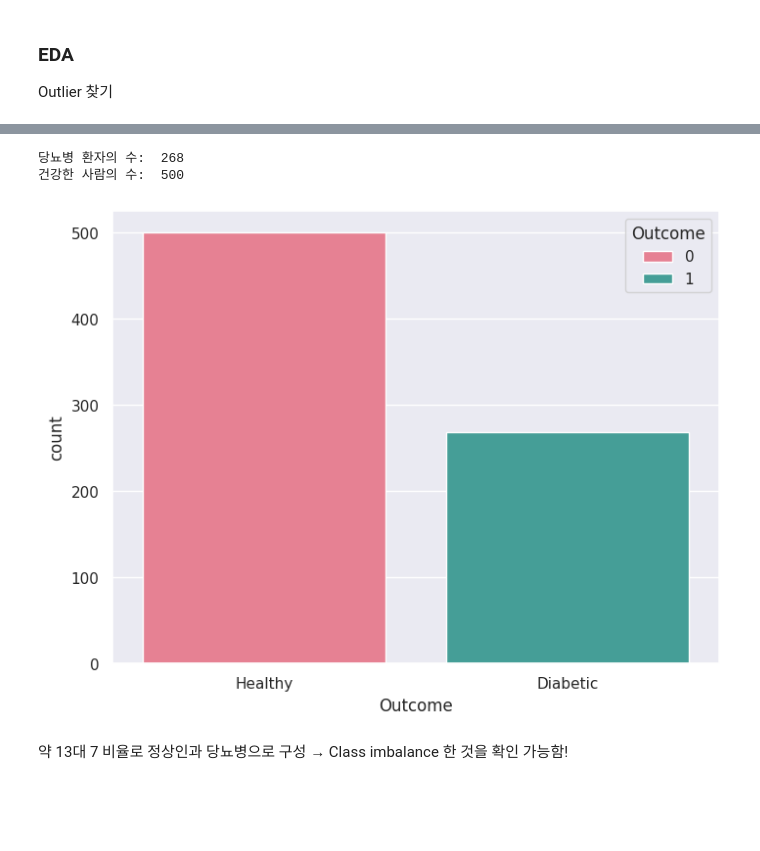
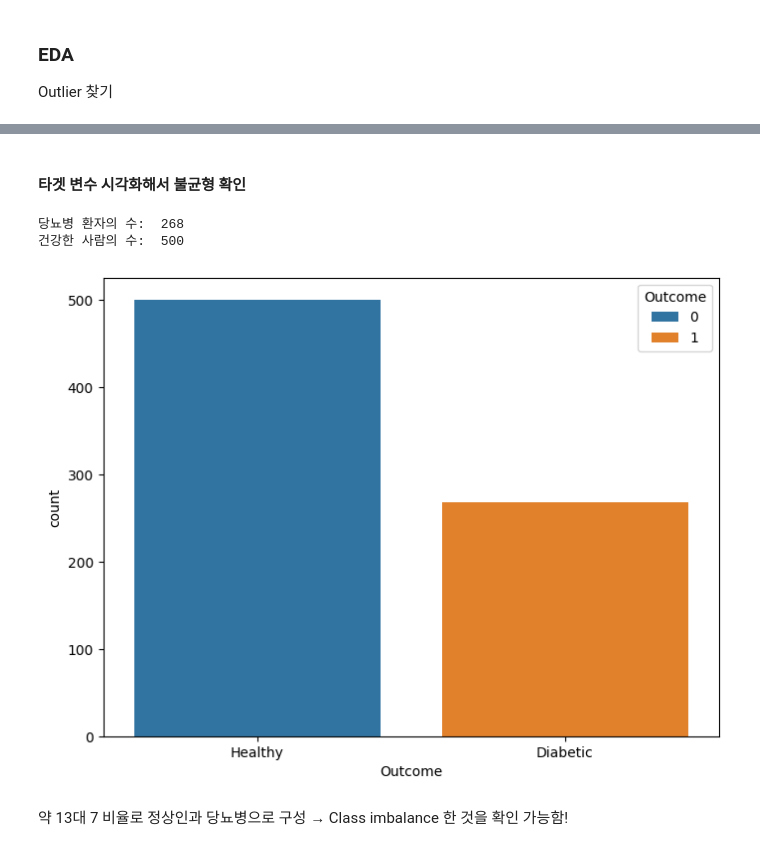
Before and after one commit to ziz-ziz/Machine-Learning, a Jupyter notebook: Pima Indians Diabetes/Diabetes_Classification.ipynb, the cells around one changed output, grey strips where cells are left out. Saved outputs shown, nothing was run; the diff lists cells and outputs as text; code cells hidden in the pictures; blank space fills up the shorter version.

```diff
--- a/Pima Indians Diabetes/Diabetes_Classification.ipynb
+++ b/Pima Indians Diabetes/Diabetes_Classification.ipynb
@@ -137,6 +194,0 @@ plt.show()
-# %%
-sns.set_theme(style="darkgrid")
-labels = ["Healthy", "Diabetic"]
-plt.figure(figsize=(10,7))
-plt.title('Pie Chart', fontsize=20)
-df['Outcome'].value_counts().plot(kind='pie',labels=labels, subplots=True,autopct='%1.0f%%', labeldistance=1.2, figsize=(9,9))
@@ -147,15 +195,17 @@ array([<Axes: title={'center': 'Pie Chart'}, ylabel='count'>],
+# %% [markdown]
+#### 타겟 변수 시각화해서 불균형 확인
 # %%
 from matplotlib.pyplot import figure, show
 figure(figsize=(8,6))
-ax = sns.countplot(x=df['Outcome'], data=df,palette="husl", hue="Outcome")
+ax = sns.countplot(x=df['Outcome'], data=df, hue="Outcome")
 ax.set_xticklabels(["Healthy", "Diabetic"])
 healthy, diabetics = df['Outcome'].value_counts().values
 print("당뇨병 환자의 수: ", diabetics)
 print("건강한 사람의 수: ", healthy)
 # %% [output]
 당뇨병 환자의 수:  268
 건강한 사람의 수:  500
-[figure, old version]
+[figure, new version]
 # %% [markdown]
 약 13대 7 비율로 정상인과 당뇨병으로 구성 → Class imbalance 한 것을 확인 가능함!
 # %% [markdown]
```
Also changed, not shown: parts of 26 cells of this notebook, 20 other files.
